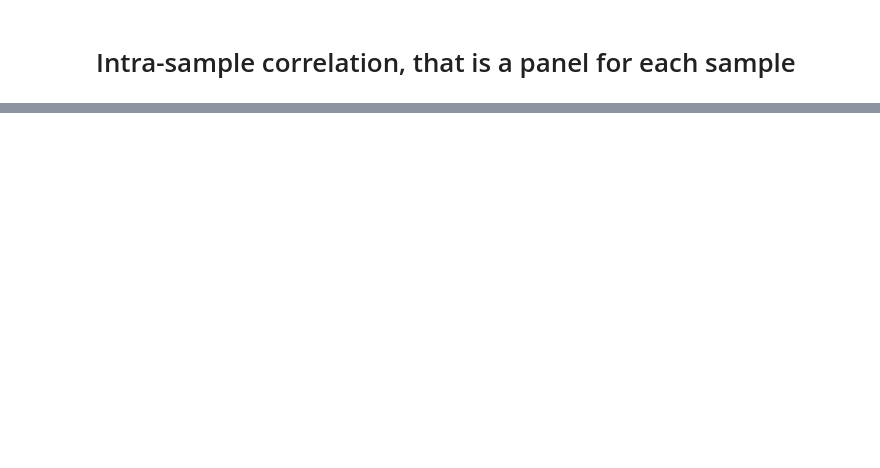
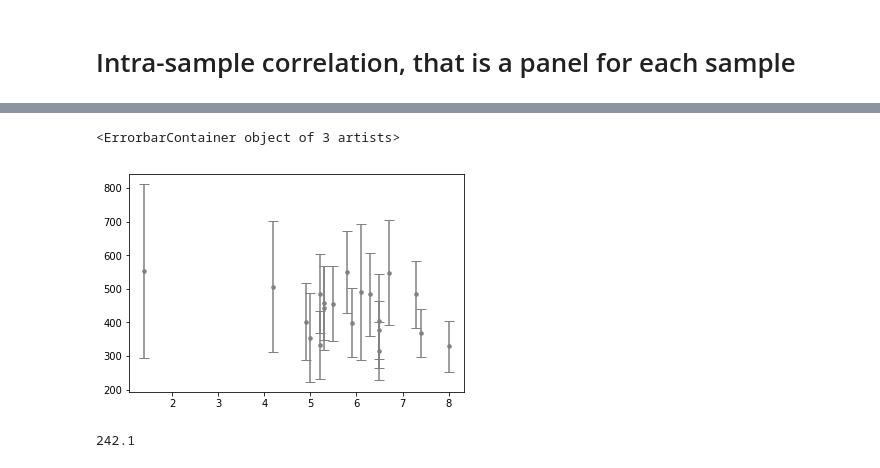
Before and after one commit to saraemp/10.1029-2019TC005988, a Jupyter notebook: AFT_age_&MTL&Dpar_vs_eU.ipynb, the cells around one changed output, grey strips where cells are left out. Cells and saved outputs as stored; diff of their text form; code cells hidden in the pictures; blank space fills up the shorter version.

```diff
--- a/AFT_age_&MTL&Dpar_vs_eU.ipynb
+++ b/AFT_age_&MTL&Dpar_vs_eU.ipynb
@@ -269,0 +273,16 @@ fig.savefig("AFT_age&Dpar_vs_eU_intrasample_datarep_wo_0705_12.pdf", dpi=300, bb
+# %%
+#Checking individual samples in separate plots
+i=0
+plt.errorbar(data_tables1.eU_ppm[data_tables1.SampleID==samples_wo_0705_12[i]], data_tables1.Age_Ma[data_tables1.SampleID==samples_wo_0705_12[i]], yerr=data_tables1.Age_Ma_1s[data_tables1.SampleID==samples_wo_0705_12[i]], fmt='o', capsize=5, c='grey', ms=3.5)
+# plt.xlim(0,100)
+# plt.ylim(0,700)
+# %% [output]
+<ErrorbarContainer object of 3 artists>
+[figure, added]
+# %%
+#Checking the range of eU
+np.mean(data_tables1.eU_ppm)
+np.min(data_tables1.eU_ppm)
+np.max(data_tables1.eU_ppm)
+# %% [output]
+242.1
```
Also changed, not shown: parts of 4 cells of this notebook.
